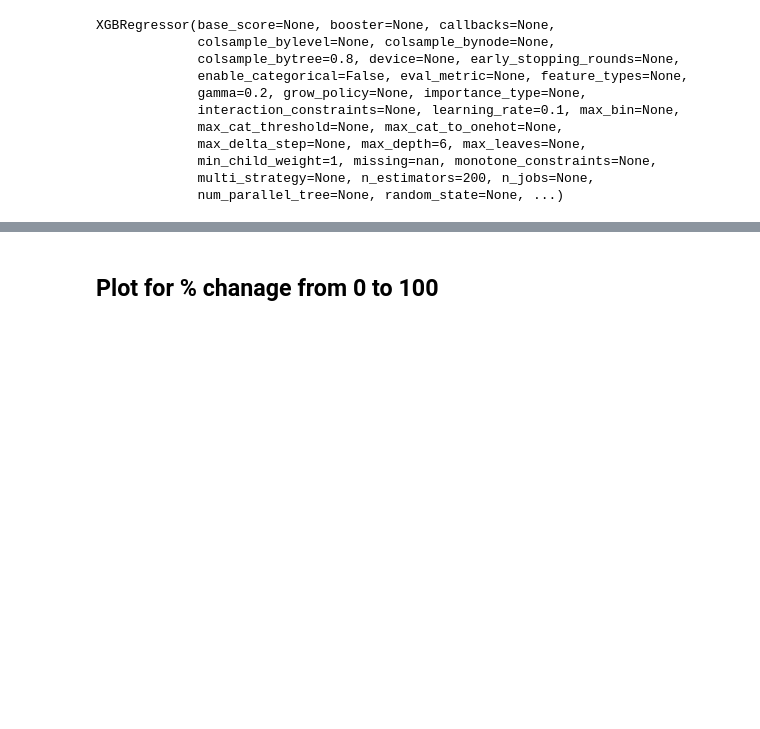
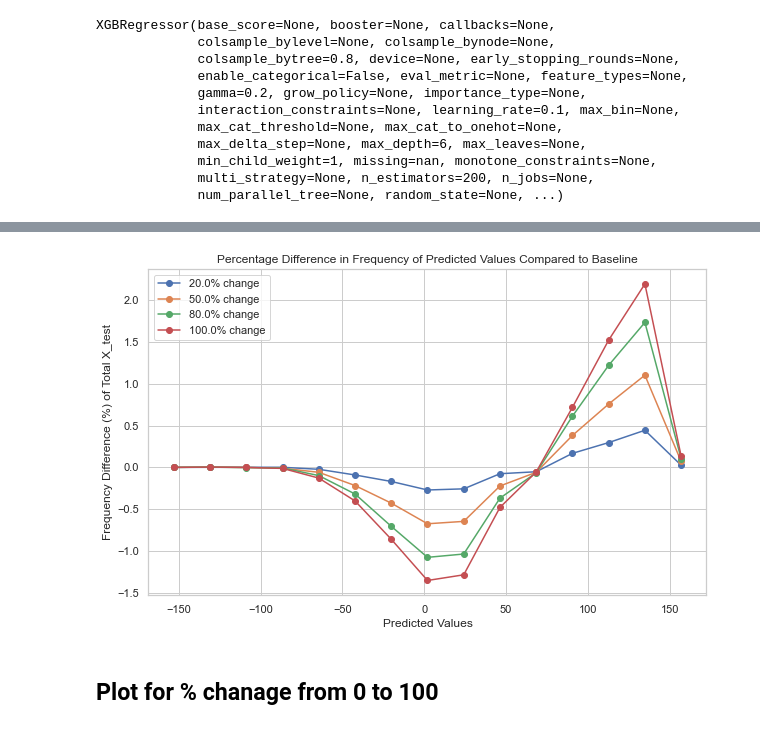
Before and after one commit to jerzybala/Ultra_PF_Smartphone, a Jupyter notebook: UPF_experiments_Feb2024.ipynb, the cells around one changed output, grey strips where cells are left out. Cells and saved outputs as stored; diff of their text form; code cells hidden in the pictures; blank space fills up the shorter version.

```diff
--- a/UPF_experiments_Feb2024.ipynb
+++ b/UPF_experiments_Feb2024.ipynb
@@ -889,3 +961,44 @@ R-squared: 0.3378371032893016
+# %%
+import numpy as np
+import matplotlib.pyplot as plt
+import seaborn as sns
+
+def plot_combined_prediction_differences_percentage_line(prediction_dict, bins=100, total_X_test=None):
+    # Check if total_X_test is provided
+    if total_X_test is None:
+        raise ValueError("Total number of observations in X_test must be provided.")
+
+    # Set up the plot
+    sns.set(style="whitegrid")
+    plt.figure(figsize=(10, 6))
+
+    # Calculate the baseline histogram for per=0.0
+    baseline_counts, baseline_bin_edges = np.histogram(prediction_dict[0.0], bins=bins)
+    baseline_bin_centers = (baseline_bin_edges[:-1] + baseline_bin_edges[1:]) / 2
+
+    # Plot differences for each percentage_change's predictions compared to the baseline
+    for per, predictions in prediction_dict.items():
+        if per == 0.0:  # Skip the baseline itself
+            continue
+        counts, bin_edges = np.histogram(predictions, bins=bins)
+        # Ensure same bins for all histograms by using the baseline bin edges
+        counts_aligned, _ = np.histogram(predictions, bins=baseline_bin_edges)
+        differences = counts_aligned - baseline_counts
+        # Convert differences to percentage of total X_test
+        differences_percentage = (differences / total_X_test) * 100
+        percentage_label = f'{per*100}% change' if per != 0 else 'Baseline'
+        plt.plot(baseline_bin_centers, differences_percentage, label=percentage_label, marker='o', linestyle='-')
+
+    plt.title('Percentage Difference in Frequency of Predicted Values Compared to Baseline')
+    plt.xlabel('Predicted Values')
+    plt.ylabel('Frequency Difference (%) of Total X_test')
+    plt.legend()
+    plt.show()
+# %%
+total_X_test = len(X_test)  # Assuming X_test is available and represents your test dataset
+plot_combined_prediction_differences_percentage_line(prediction_dict, bins=15, total_X_test=total_X_test)
+# %% [output]
+[figure, added]
 # %% [markdown]
 ## Plot for % chanage from 0 to 100
 # %%
```
Also changed, not shown: parts of 13 cells of this notebook.
